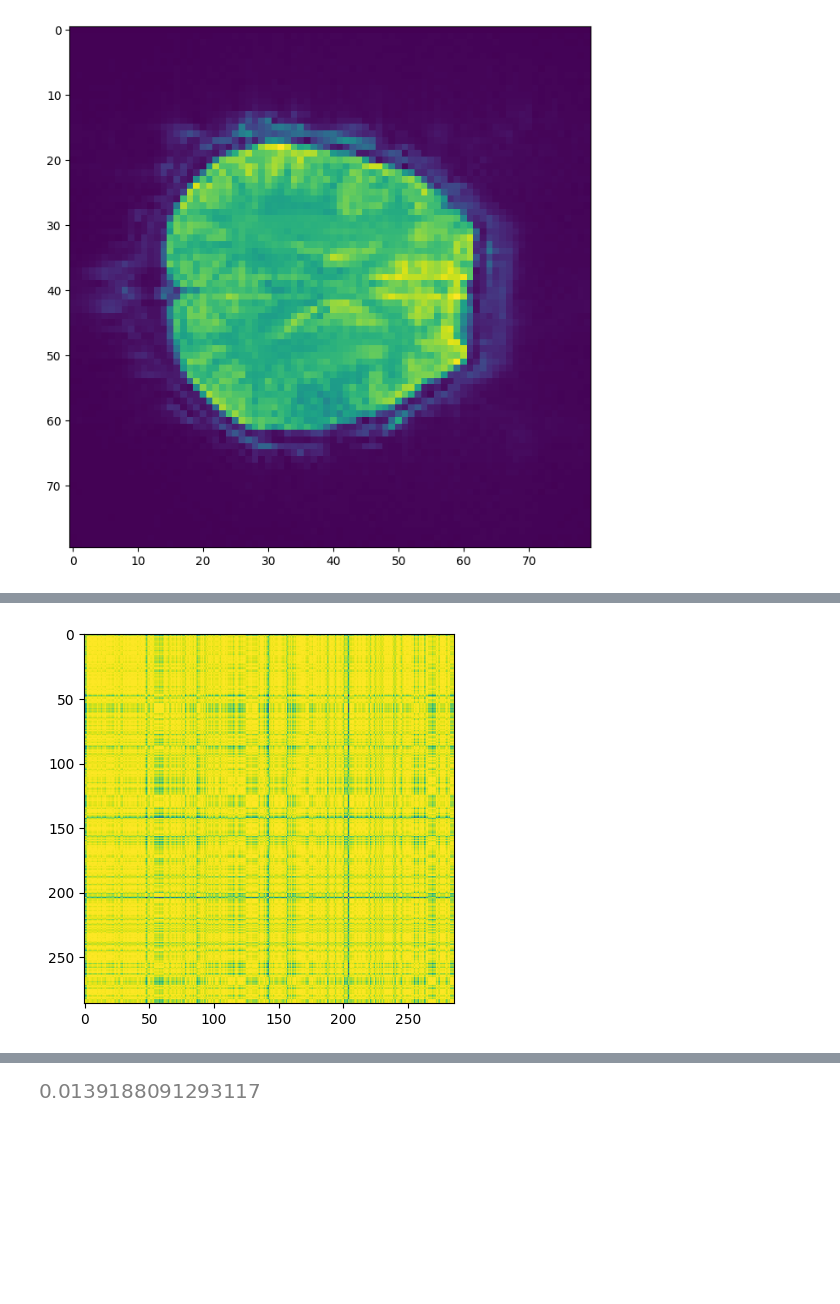
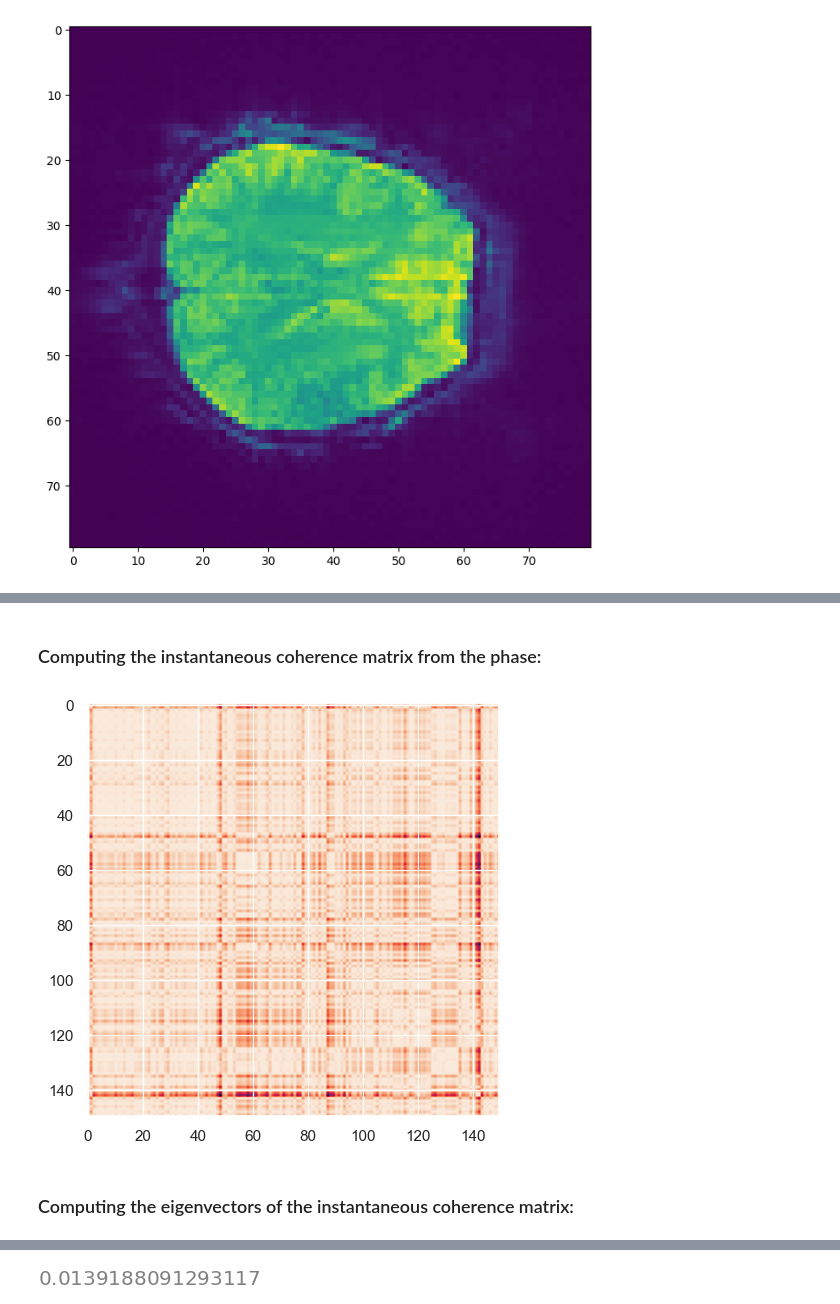
Before and after one commit to AlecHero/Fagprojekt, a Jupyter notebook: LEiDA_demo.ipynb, the cells around one changed output, grey strips where cells are left out. Saved outputs shown, nothing was run; the diff lists cells and outputs as text; code cells hidden in the pictures; blank space fills up the shorter version.

```diff
--- a/LEiDA_demo.ipynb
+++ b/LEiDA_demo.ipynb
@@ -59,5 +63,9 @@ animate_snapshots(idx=21, data=data)
 # %%
 from scipy.signal import butter, filtfilt, hilbert
+import matplotlib.pyplot as plt
+from seaborn import set_theme
+set_theme()
+
 normalized = lambda x: x / np.sum(x)
 
 nyquist = 0.5 * 1/2.1 # code from "proc_data.py"
@@ -65,11 +73,13 @@ low = 0.008 / nyquist
 high = 0.09 / nyquist
 b, a = butter(2, [low, high], btype='band')
 
-data_filtered = np.zeros_like(data)
-for j in range(len()):
-    data_filtered[:,j] = filtfilt(b, a, data[:,j])
+# data_filtered = np.zeros_like(data)
+# for j in range(len()):
+#     data_filtered[:,j] = filtfilt(b, a, data[:,j])
 
-# s_series = normalized(data[40,40,21,:])
-# plt.plot(s_series)
-# plt.xlabel('Time [s]');
+s_series = normalized(data[40,40,21,:150])
+
+plt.plot(s_series)
+plt.title("fMRI time-series, $s(t)$")
+plt.xlabel('Time [s]');
 # %% [output]
@@ -103,5 +101,13 @@ def hilbert(u): # https://stackoverflow.com/questions/56380536/hilbert-transform
     v = ifft(U) # inverse Fourier transform
     return v
 
-angle(hilbert(s_series))
+phi_series = np.angle(hilbert(s_series))
+plt.plot(phi_series)
+plt.title("Phase time-series, $\phi(t)$")
+plt.xlabel('Time [s]');
+plt.show()
+
+hilbert_complex = hilbert(s_series)
+plt.scatter(np.real(hilbert_complex), np.imag(hilbert_complex));
+plt.title("Hilbert Transform on Complex Plane");
 # %% [output]
@@ -140,8 +116,18 @@ plt.scatter(np.real(hilbert_complex), np.imag(hilbert_complex));
+# %% [markdown]
+### Computing the instantaneous coherence matrix from the phase:
 # %%
-coh_map = lambda x: np.outer(np.cos(x), np.cos(x)) + np.outer(np.sin(x), np.sin(x))
-A = coh_map(theta_series)
-plt.imshow(A);
+# coh_map = lambda x: np.outer(np.cos(x), np.cos(x)) + np.outer(np.sin(x), np.sin(x))
+def coh_map(x):
+    phi_mesh = np.meshgrid(phi_series, phi_series)
+    A = np.cos(phi_mesh[0] - phi_mesh[1]) # phi_tj - phi_tk
+    return A
+
+A = coh_map(phi_series)
+plt.imshow(A)
+plt.tight_layout()
 # %% [output]
-[figure, old version]
+[figure, new version]
+# %% [markdown]
+### Computing the eigenvectors of the instantaneous coherence matrix:
 # %%
 eigval, eigvec = np.linalg.eigh(A)
```
Also changed, not shown: parts of 12 cells of this notebook.
